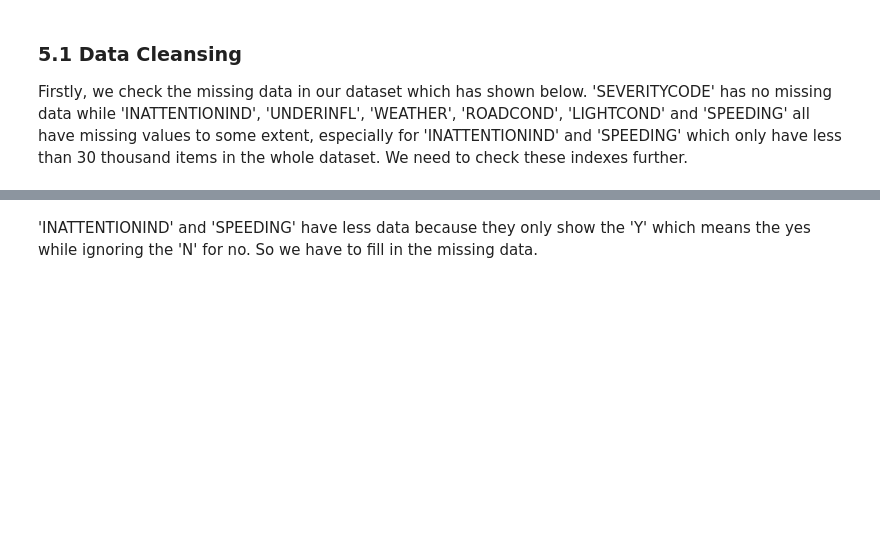
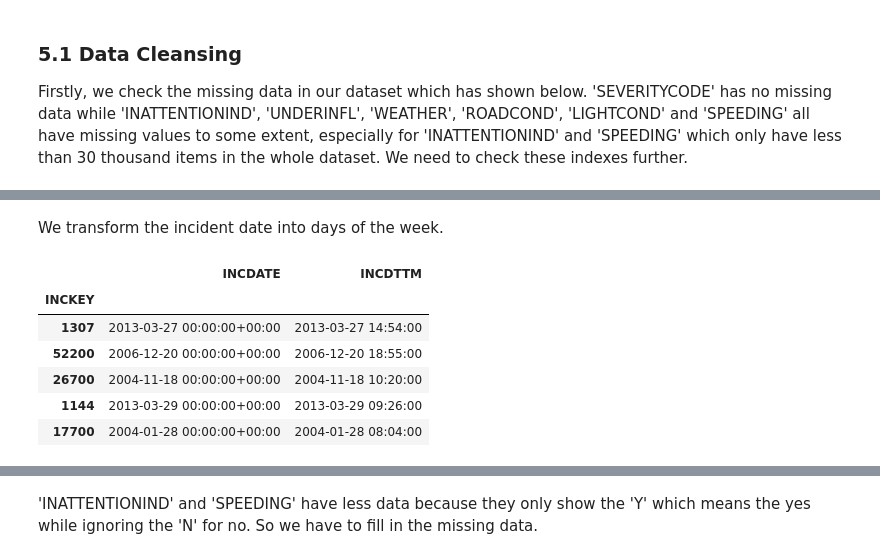
Before and after one commit to coredeliaz/Coursera_Capstone, a Jupyter notebook: Car Accident Severity Prediction(Week 3).ipynb, the cells around one changed output, grey strips where cells are left out. Drawn from its saved outputs; the diff is of its cells as text; code cells hidden in the pictures; blank space fills up the shorter version.

```diff
--- a/Car Accident Severity Prediction(Week 3).ipynb
+++ b/Car Accident Severity Prediction(Week 3).ipynb
@@ -100 +100,13 @@ dtypes: float64(4), int64(11), object(22)
 memory usage: 56.4+ MB
+# %% [markdown]
+We transform the incident date into days of the week.
+# %%
+raw_data[['INCDATE','INCDTTM']].head()
+# %% [output]
+|  | INCDATE | INCDTTM |
+| INCKEY |  |  |
+| 1307 | 2013-03-27 00:00:00+00:00 | 2013-03-27 14:54:00 |
+| 52200 | 2006-12-20 00:00:00+00:00 | 2006-12-20 18:55:00 |
+| 26700 | 2004-11-18 00:00:00+00:00 | 2004-11-18 10:20:00 |
+| 1144 | 2013-03-29 00:00:00+00:00 | 2013-03-29 09:26:00 |
+| 17700 | 2004-01-28 00:00:00+00:00 | 2004-01-28 08:04:00 |
```
Also changed, not shown: parts of 10 cells of this notebook.
